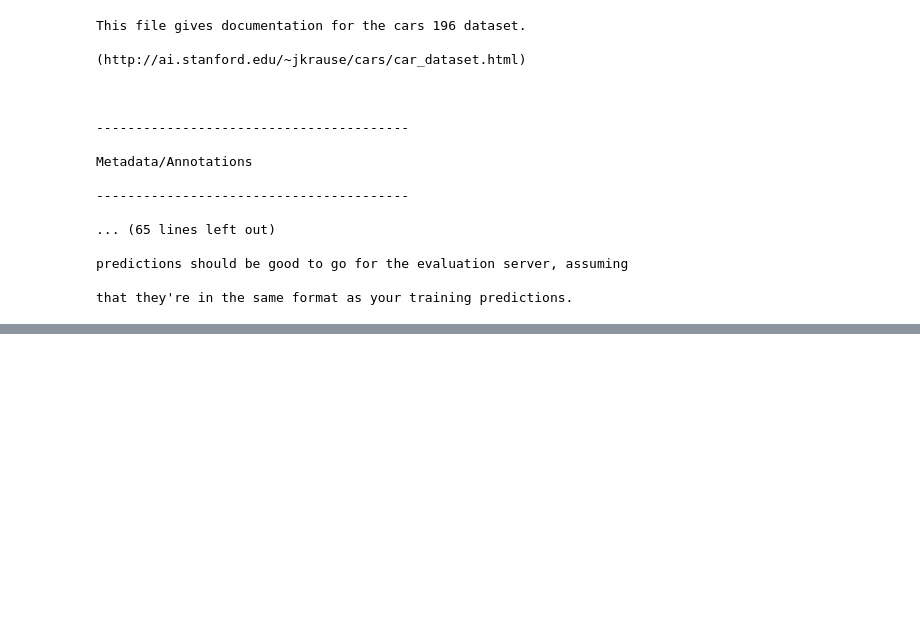
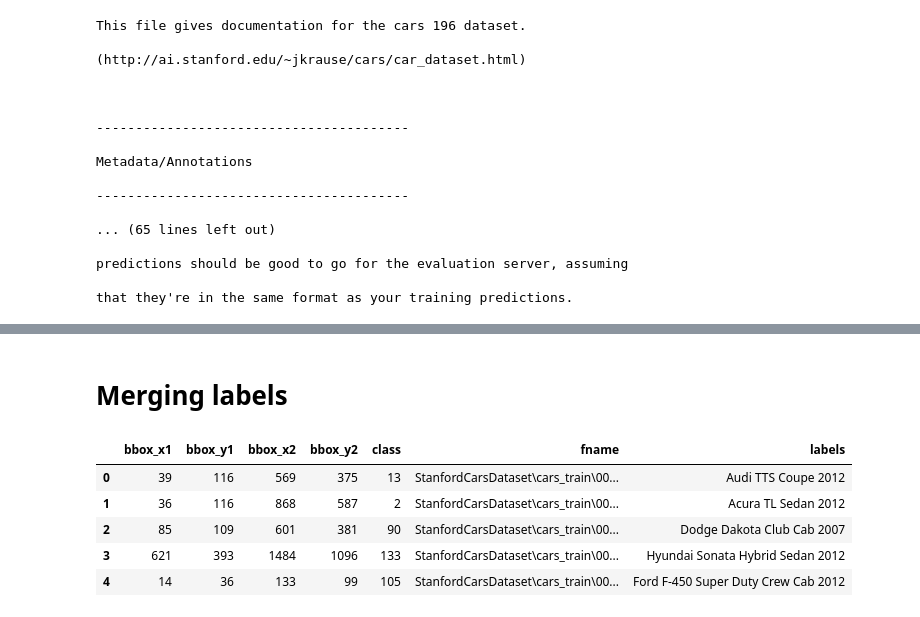
Before and after one commit to Poehavshi/Text2CarsGeneration, a Jupyter notebook: RawDatasetsPreprocessing/create_shards.ipynb, the cells around one changed output, grey strips where cells are left out. Drawn from its saved outputs; the diff is of its cells as text; code cells hidden in the pictures; blank space fills up the shorter version.

```diff
--- a/RawDatasetsPreprocessing/create_shards.ipynb
+++ b/RawDatasetsPreprocessing/create_shards.ipynb
@@ -52,0 +56,4 @@ cars_train_annos = loadmat(devkit_path/'cars_train_annos.mat')
+# %%
+labels = [c for c in cars_meta['class_names'][0]]
+labels = pd.DataFrame(labels, columns=['labels'])
+labels.head()
@@ -52,0 +92,13 @@ cars_train_annos = loadmat(devkit_path/'cars_train_annos.mat')
+# %% [markdown]
+# Merging labels
+# %%
+df_train = df_train.merge(labels, left_on='class', right_index=True)
+df_train = df_train.sort_index()
+df_train.head()
+# %% [output]
+|  | bbox_x1 | bbox_y1 | bbox_x2 | bbox_y2 | class | fname | labels |
+| 0 | 39 | 116 | 569 | 375 | 13 | StanfordCarsDataset\cars_train\00... | Audi TTS Coupe 2012 |
+| 1 | 36 | 116 | 868 | 587 | 2 | StanfordCarsDataset\cars_train\00... | Acura TL Sedan 2012 |
+| 2 | 85 | 109 | 601 | 381 | 90 | StanfordCarsDataset\cars_train\00... | Dodge Dakota Club Cab 2007 |
+| 3 | 621 | 393 | 1484 | 1096 | 133 | StanfordCarsDataset\cars_train\00... | Hyundai Sonata Hybrid Sedan 2012 |
+| 4 | 14 | 36 | 133 | 99 | 105 | StanfordCarsDataset\cars_train\00... | Ford F-450 Super Duty Crew Cab 2012 |
```
Also changed, not shown: parts of 13 cells of this notebook, 1 other file.
